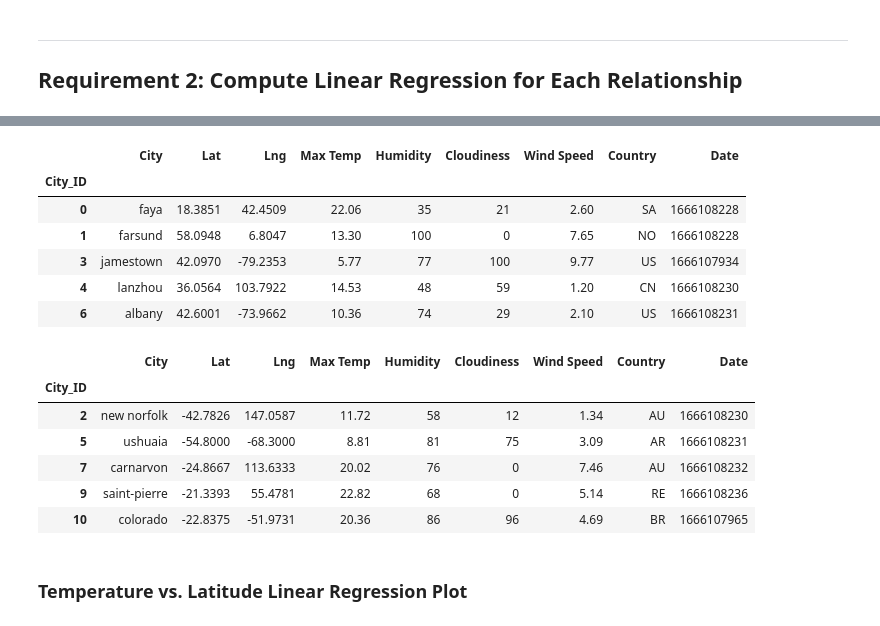
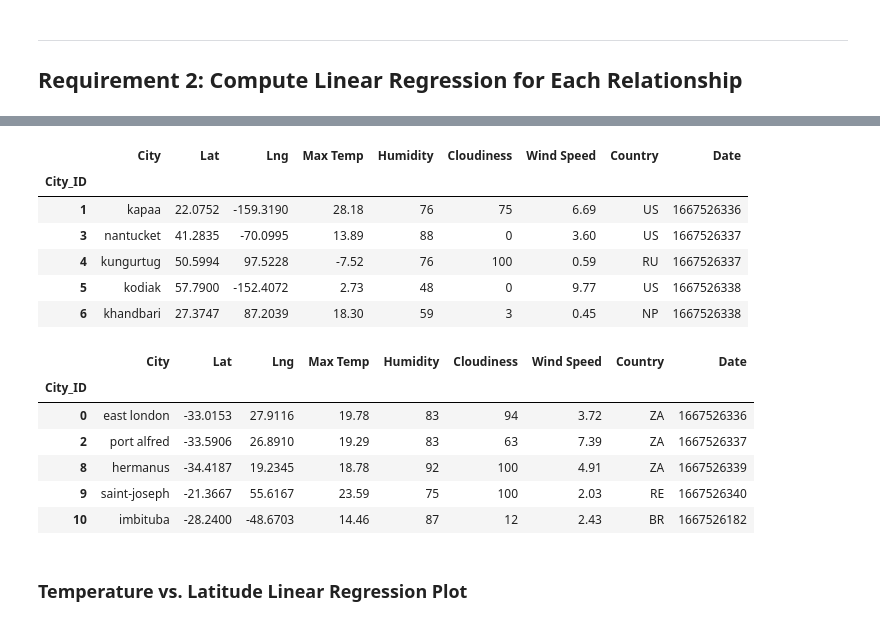
Before and after one commit to Borruu/python-api-challenge, a Jupyter notebook: WeatherPy/starter_code.ipynb, the cells around one changed output, grey strips where cells are left out. Drawn from its saved outputs; the diff is of its cells as text; code cells hidden in the pictures.

```diff
--- a/WeatherPy/starter_code.ipynb
+++ b/WeatherPy/starter_code.ipynb
@@ -282,30 +308,30 @@ plt.show()
 # %%
 # Create a DataFrame with the Northern Hemisphere data (Latitude >= 0)
 # YOUR CODE HERE
-
+northern_hemi_df = city_data_df.loc[city_data_df['Lat']>= 0,:]
 # Display sample data
 northern_hemi_df.head()
 # %% [output]
 |  | City | Lat | Lng | Max Temp | Humidity | Cloudiness | Wind Speed | Country | Date |
 | City_ID |  |  |  |  |  |  |  |  |  |
-| 0 | faya | 18.3851 | 42.4509 | 22.06 | 35 | 21 | 2.60 | SA | 1666108228 |
-| 1 | farsund | 58.0948 | 6.8047 | 13.30 | 100 | 0 | 7.65 | NO | 1666108228 |
-| 3 | jamestown | 42.0970 | -79.2353 | 5.77 | 77 | 100 | 9.77 | US | 1666107934 |
-| 4 | lanzhou | 36.0564 | 103.7922 | 14.53 | 48 | 59 | 1.20 | CN | 1666108230 |
-| 6 | albany | 42.6001 | -73.9662 | 10.36 | 74 | 29 | 2.10 | US | 1666108231 |
+| 1 | kapaa | 22.0752 | -159.3190 | 28.18 | 76 | 75 | 6.69 | US | 1667526336 |
+| 3 | nantucket | 41.2835 | -70.0995 | 13.89 | 88 | 0 | 3.60 | US | 1667526337 |
+| 4 | kungurtug | 50.5994 | 97.5228 | -7.52 | 76 | 100 | 0.59 | RU | 1667526337 |
+| 5 | kodiak | 57.7900 | -152.4072 | 2.73 | 48 | 0 | 9.77 | US | 1667526338 |
+| 6 | khandbari | 27.3747 | 87.2039 | 18.30 | 59 | 3 | 0.45 | NP | 1667526338 |
 # %%
 # Create a DataFrame with the Southern Hemisphere data (Latitude < 0)
 # YOUR CODE HERE
-
+southern_hemi_df = city_data_df.loc[city_data_df['Lat']<= 0,:]
 # Display sample data
 southern_hemi_df.head()
 # %% [output]
 |  | City | Lat | Lng | Max Temp | Humidity | Cloudiness | Wind Speed | Country | Date |
 | City_ID |  |  |  |  |  |  |  |  |  |
-| 2 | new norfolk | -42.7826 | 147.0587 | 11.72 | 58 | 12 | 1.34 | AU | 1666108230 |
-| 5 | ushuaia | -54.8000 | -68.3000 | 8.81 | 81 | 75 | 3.09 | AR | 1666108231 |
-| 7 | carnarvon | -24.8667 | 113.6333 | 20.02 | 76 | 0 | 7.46 | AU | 1666108232 |
-| 9 | saint-pierre | -21.3393 | 55.4781 | 22.82 | 68 | 0 | 5.14 | RE | 1666108236 |
-| 10 | colorado | -22.8375 | -51.9731 | 20.36 | 86 | 96 | 4.69 | BR | 1666107965 |
+| 0 | east london | -33.0153 | 27.9116 | 19.78 | 83 | 94 | 3.72 | ZA | 1667526336 |
+| 2 | port alfred | -33.5906 | 26.8910 | 19.29 | 83 | 63 | 7.39 | ZA | 1667526337 |
+| 8 | hermanus | -34.4187 | 19.2345 | 18.78 | 92 | 100 | 4.91 | ZA | 1667526339 |
+| 9 | saint-joseph | -21.3667 | 55.6167 | 23.59 | 75 | 100 | 2.03 | RE | 1667526340 |
+| 10 | imbituba | -28.2400 | -48.6703 | 14.46 | 87 | 12 | 2.43 | BR | 1667526182 |
 # %% [markdown]
 ###  Temperature vs. Latitude Linear Regression Plot
```
Also changed, not shown: parts of 15 cells of this notebook, 7 other files.
